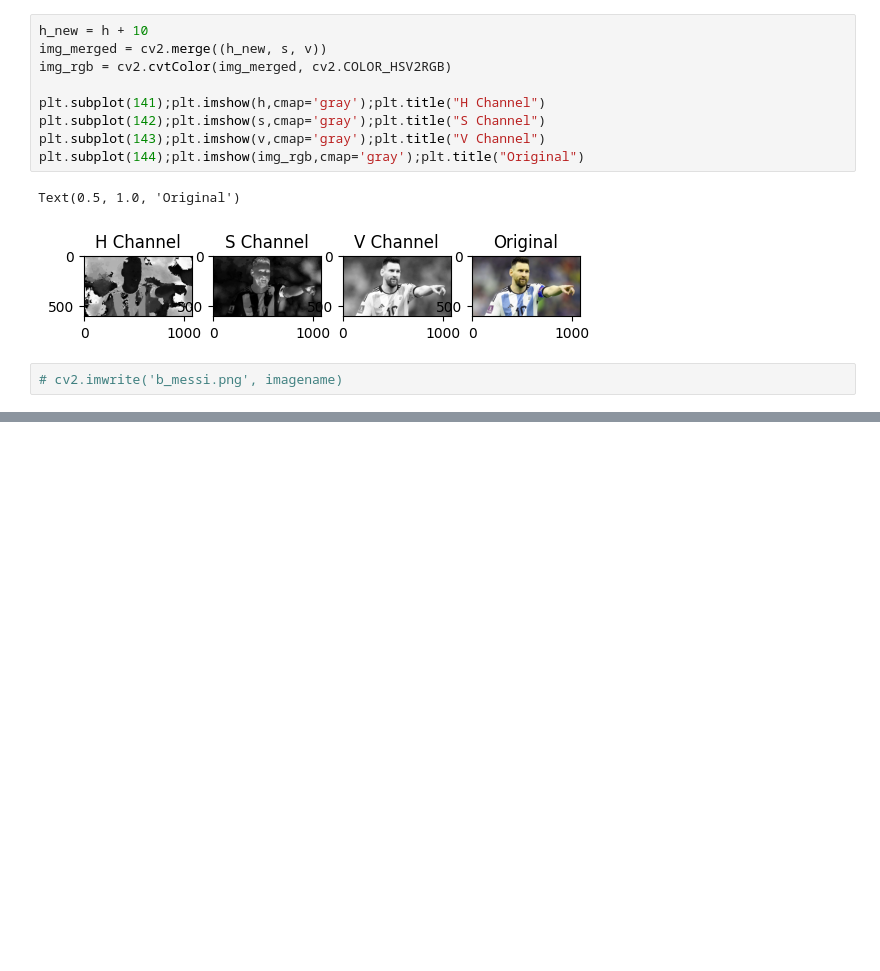
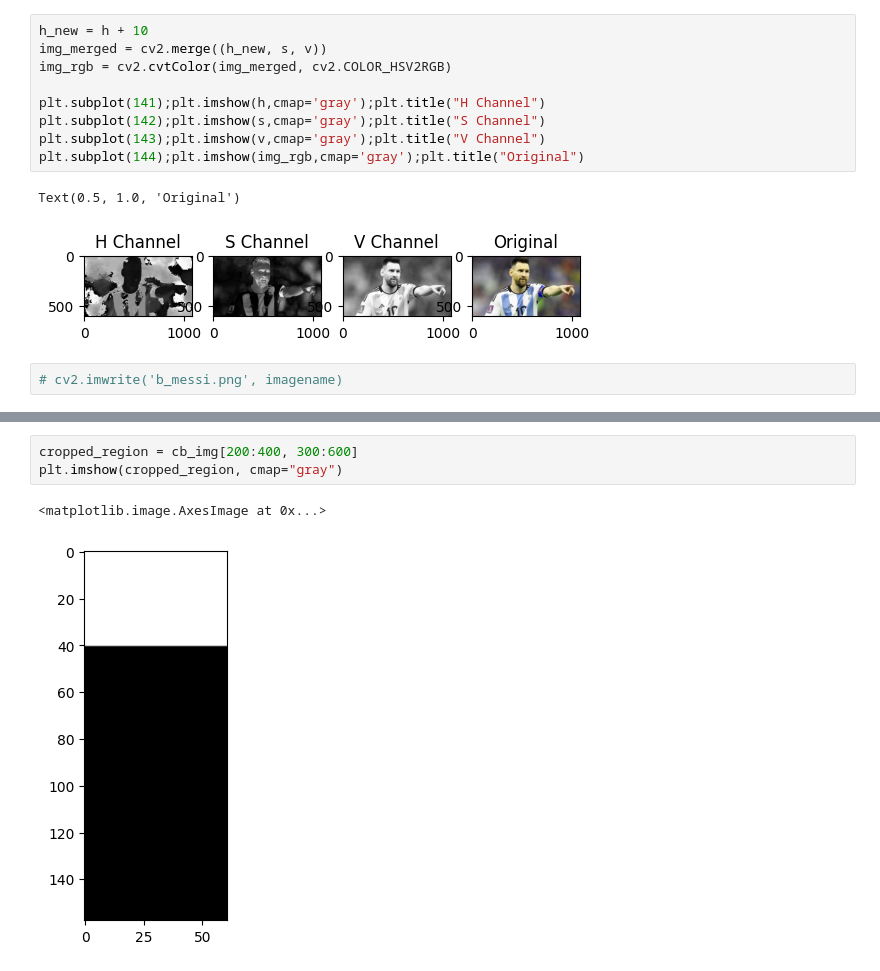
Before and after one commit to akshayerk12/opencv_practice, a Jupyter notebook: Opencv_practice.ipynb, the cells around one changed output, grey strips where cells are left out. Drawn from its saved outputs; the diff is of its cells as text; blank space fills up the shorter version.

```diff
--- a/Opencv_practice.ipynb
+++ b/Opencv_practice.ipynb
@@ -121,0 +171,6 @@ Text(0.5, 1.0, 'Original')
+# %%
+cropped_region = cb_img[200:400, 300:600]
+plt.imshow(cropped_region, cmap="gray")
+# %% [output]
+<matplotlib.image.AxesImage at 0x...>
+[figure, added]
```
Also changed, not shown: parts of 5 cells of this notebook, 1 other file.
